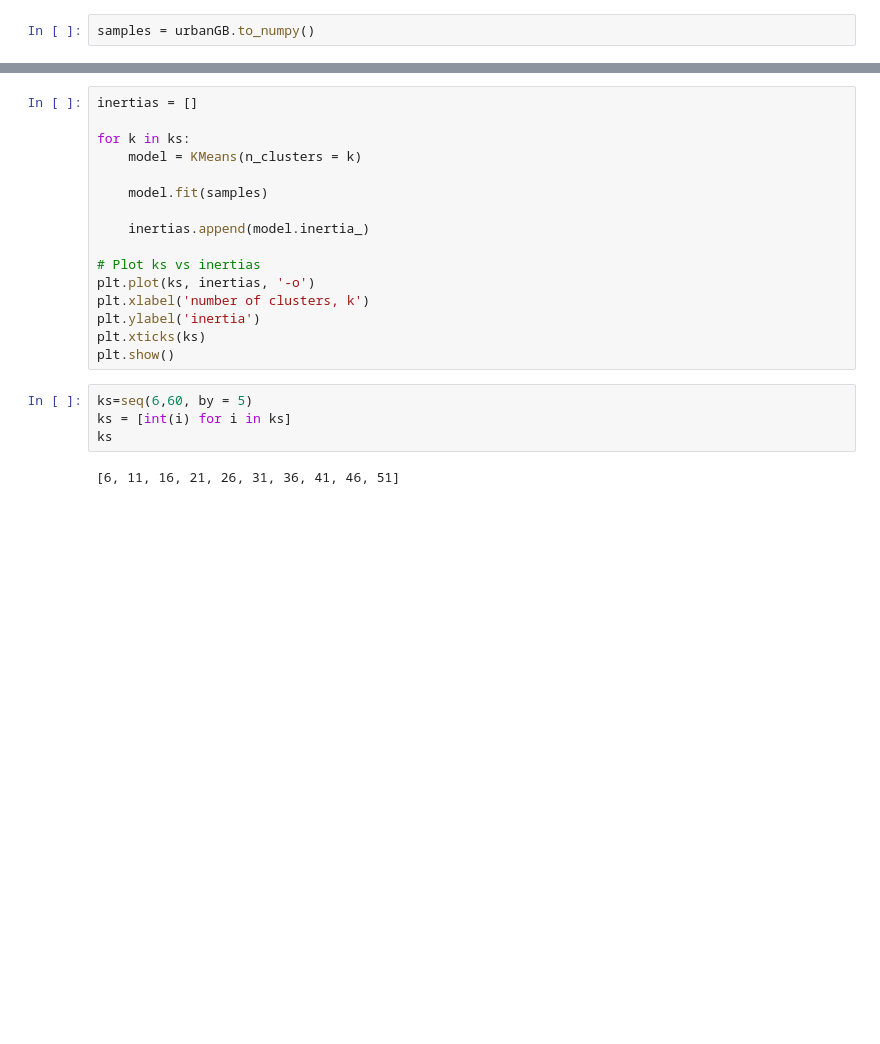
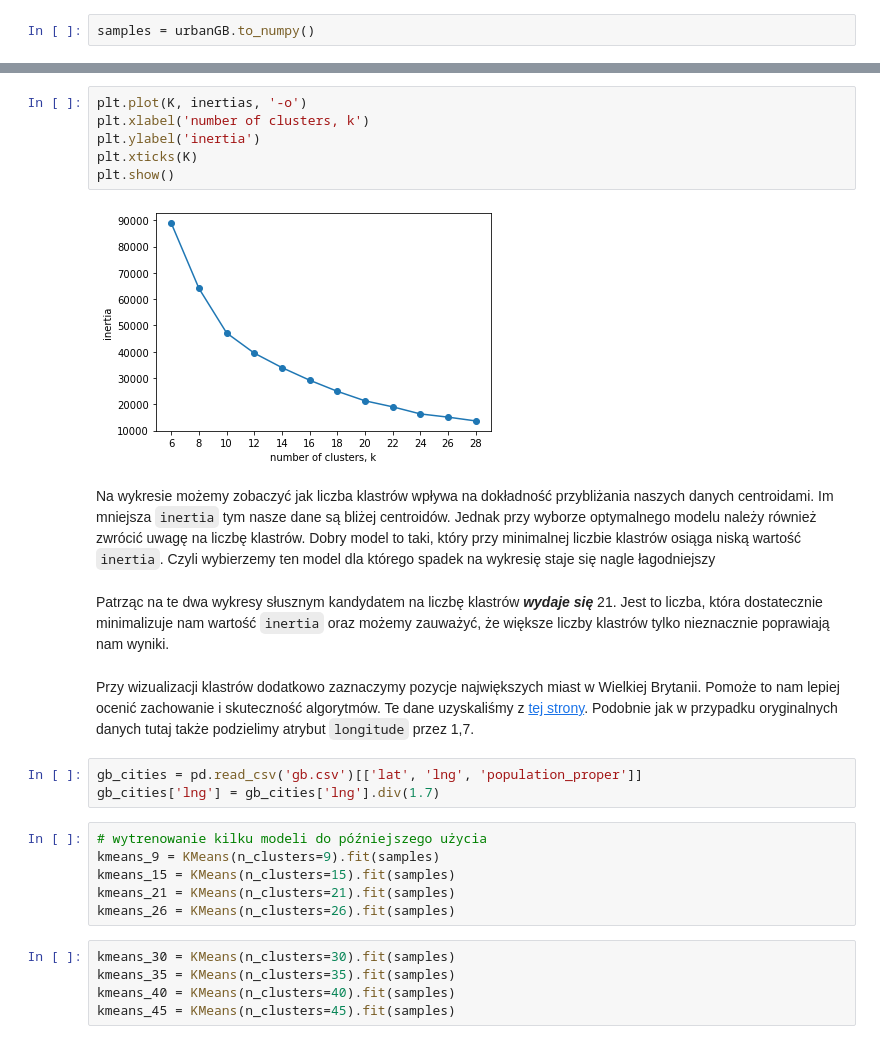
Before and after one commit to Szymon-Gut/Introduction-to-Machine-Learning, a Jupyter notebook: hw5/building.ipynb, the cells around one changed output, grey strips where cells are left out. Drawn from its saved outputs; the diff is of its cells as text; blank space fills up the shorter version.

````diff
--- a/hw5/building.ipynb
+++ b/hw5/building.ipynb
@@ -122,22 +66,28 @@ ks
 # %%
-inertias = []
-
-for k in ks:
-    model = KMeans(n_clusters = k)
-
-    model.fit(samples)
-
-    inertias.append(model.inertia_)
-
-# Plot ks vs inertias
-plt.plot(ks, inertias, '-o')
+plt.plot(K, inertias, '-o')
 plt.xlabel('number of clusters, k')
 plt.ylabel('inertia')
-plt.xticks(ks)
+plt.xticks(K)
 plt.show()
+# %% [output]
+[figure, added]
-# %%
-ks=seq(6,60, by = 5)
-ks = [int(i) for i in ks]
-ks
-# %% [output]
-[6, 11, 16, 21, 26, 31, 36, 41, 46, 51]
+# %% [markdown]
+Na wykresie możemy zobaczyć jak liczba klastrów wpływa na dokładność przybliżania naszych danych centroidami. Im mniejsza ```inertia``` tym nasze dane są bliżej centroidów. Jednak przy wyborze optymalnego modelu należy również zwrócić uwagę na liczbę klastrów. Dobry model to taki, który przy minimalnej liczbie klastrów osiąga niską wartość ```inertia```. Czyli wybierzemy ten model dla którego spadek na wykresię staje się nagle łagodniejszy
+# %% [markdown]
+Patrząc na te dwa wykresy słusznym kandydatem na liczbę klastrów ***wydaje się*** 21. Jest to liczba, która dostatecznie minimalizuje nam wartość ```inertia``` oraz możemy zauważyć, że większe liczby klastrów tylko nieznacznie poprawiają nam wyniki.
+# %% [markdown]
+Przy wizualizacji klastrów dodatkowo zaznaczymy pozycje największych miast w Wielkiej Brytanii. Pomoże to nam lepiej ocenić zachowanie i skuteczność algorytmów. Te dane uzyskaliśmy z [tej strony](https://simplemaps.com/data/gb-cities). Podobnie jak w przypadku oryginalnych danych tutaj także podzielimy atrybut ```longitude``` przez 1,7.
+# %%
+gb_cities = pd.read_csv('gb.csv')[['lat', 'lng', 'population_proper']]
+gb_cities['lng'] = gb_cities['lng'].div(1.7)
+# %%
+# wytrenowanie kilku modeli do późniejszego użycia
+kmeans_9 = KMeans(n_clusters=9).fit(samples)
+kmeans_15 = KMeans(n_clusters=15).fit(samples)
+kmeans_21 = KMeans(n_clusters=21).fit(samples)
+kmeans_26 = KMeans(n_clusters=26).fit(samples)
+# %%
+kmeans_30 = KMeans(n_clusters=30).fit(samples)
+kmeans_35 = KMeans(n_clusters=35).fit(samples)
+kmeans_40 = KMeans(n_clusters=40).fit(samples)
+kmeans_45 = KMeans(n_clusters=45).fit(samples)
````
Also changed, not shown: parts of 41 cells of this notebook, 1 other file.
